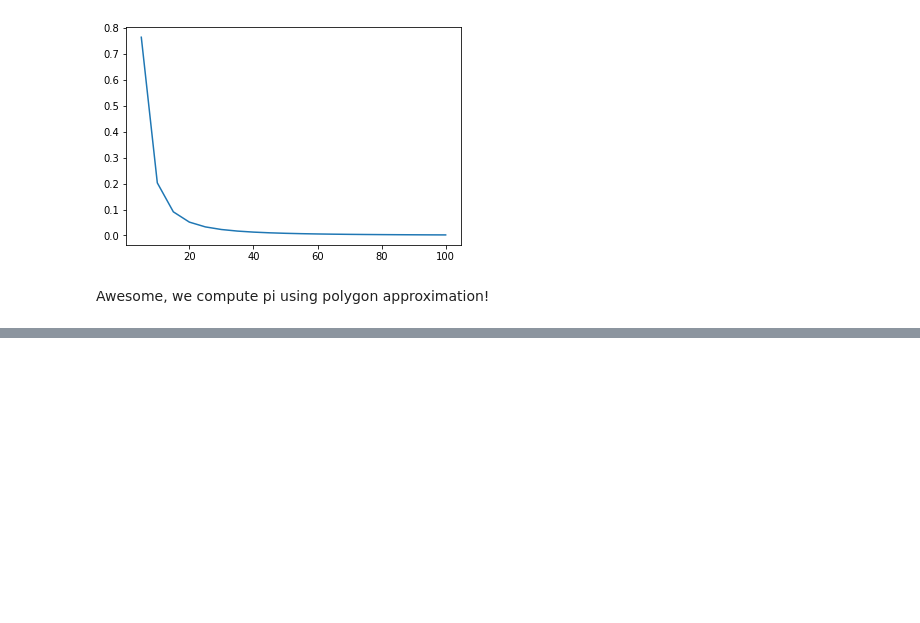
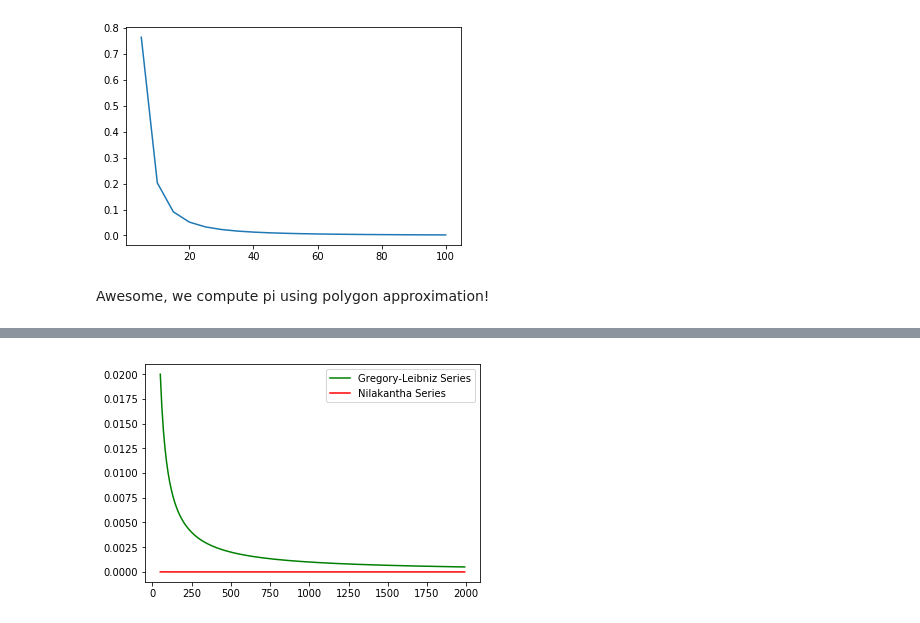
Before and after one commit to JeffreyYeTHU/ComputePi, a Jupyter notebook: compute-pi.ipynb, the cells around one changed output, grey strips where cells are left out. Drawn from its saved outputs; the diff is of its cells as text; code cells hidden in the pictures; blank space fills up the shorter version.

```diff
--- a/compute-pi.ipynb
+++ b/compute-pi.ipynb
@@ -85,0 +127,6 @@ Awesome, we compute pi using polygon approximation!
+# %%
+def compute_pi_ns(n):
+    sum = 3
+    for i in range(1, n):
+        sum += np.power(-1, i+1) * 4 / (2*i * (2*i + 1) * (2*i + 2))
+    return sum
@@ -85,0 +143,14 @@ Awesome, we compute pi using polygon approximation!
+# %%
+def compare_gls_ns(start, end):
+    r = np.arange(start, end, 10)
+    pi_appr1 = []
+    pi_appr2 = []
+    for i in r:
+        pi_appr1.append(abs(compute_pi_gls(i) - np.pi))
+        pi_appr2.append(abs(compute_pi_ns(i) - np.pi))
+    plt.plot(r, pi_appr1, 'g', r, pi_appr2, 'r')
+    plt.legend(["Gregory-Leibniz Series", "Nilakantha Series"])
+# %%
+compare_gls_ns(50, 2000)
+# %% [output]
+[figure, added]
```
Also changed, not shown: parts of 13 cells of this notebook.
